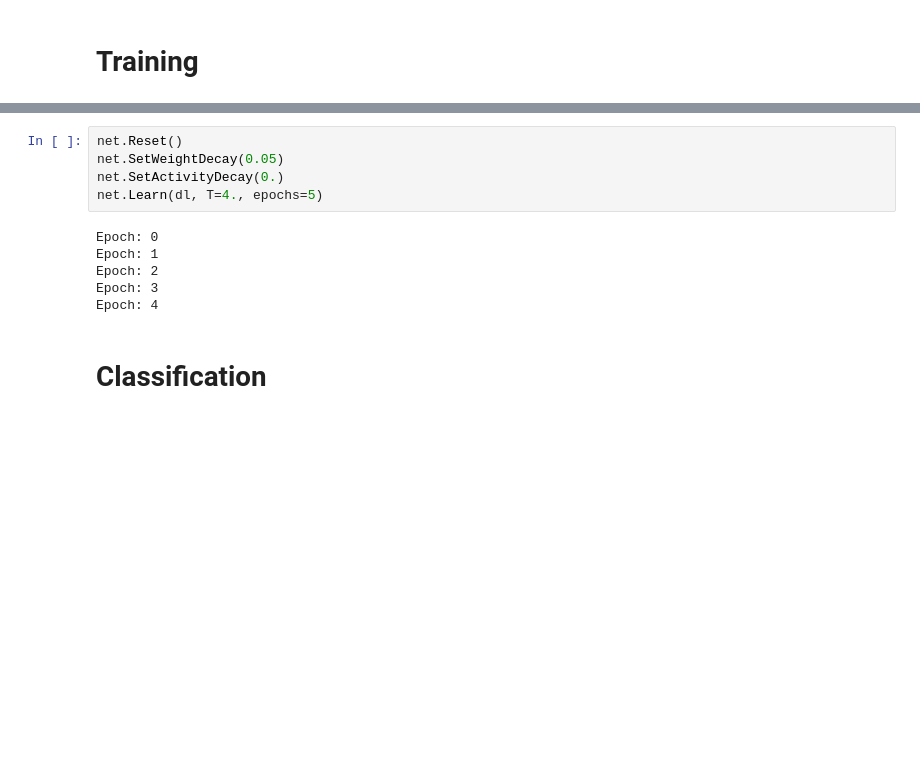
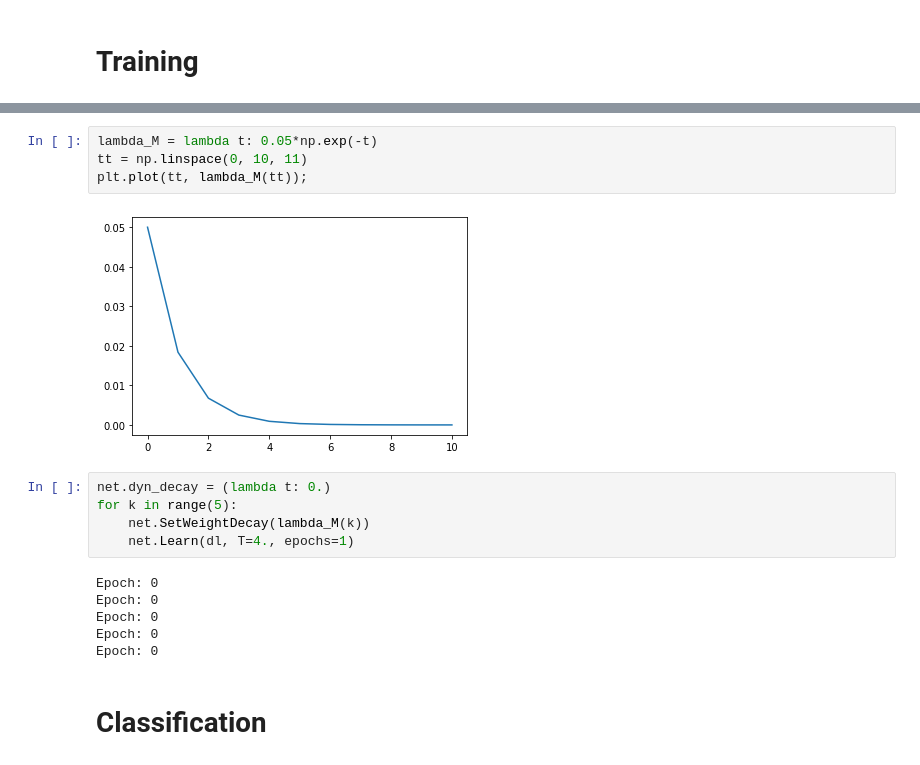
Before and after one commit to jorchard/pc_network, a Jupyter notebook: test_10-5-3.ipynb, the cells around one changed output, grey strips where cells are left out. Saved outputs shown, nothing was run; the diff lists cells and outputs as text; blank space fills up the shorter version.

```diff
--- a/test_10-5-3.ipynb
+++ b/test_10-5-3.ipynb
@@ -123,14 +125,20 @@ dl = DataLoader(simple_ds, batch_size=50, shuffle=True)
+# %%
+lambda_M = lambda t: 0.05*np.exp(-t)
+tt = np.linspace(0, 10, 11)
+plt.plot(tt, lambda_M(tt));
+# %% [output]
+[figure, added]
 # %%
-net.Reset()
-net.SetWeightDecay(0.05)
-net.SetActivityDecay(0.)
-net.Learn(dl, T=4., epochs=5)
+net.dyn_decay = (lambda t: 0.)
+for k in range(5):
+    net.SetWeightDecay(lambda_M(k))
+    net.Learn(dl, T=4., epochs=1)
 # %% [output]
 Epoch: 0
-Epoch: 1
-Epoch: 2
-Epoch: 3
-Epoch: 4
+Epoch: 0
+Epoch: 0
+Epoch: 0
+Epoch: 0
 # %% [markdown]
 # Classification
 # %%
```
Also changed, not shown: parts of 11 cells of this notebook, 3 other files.
